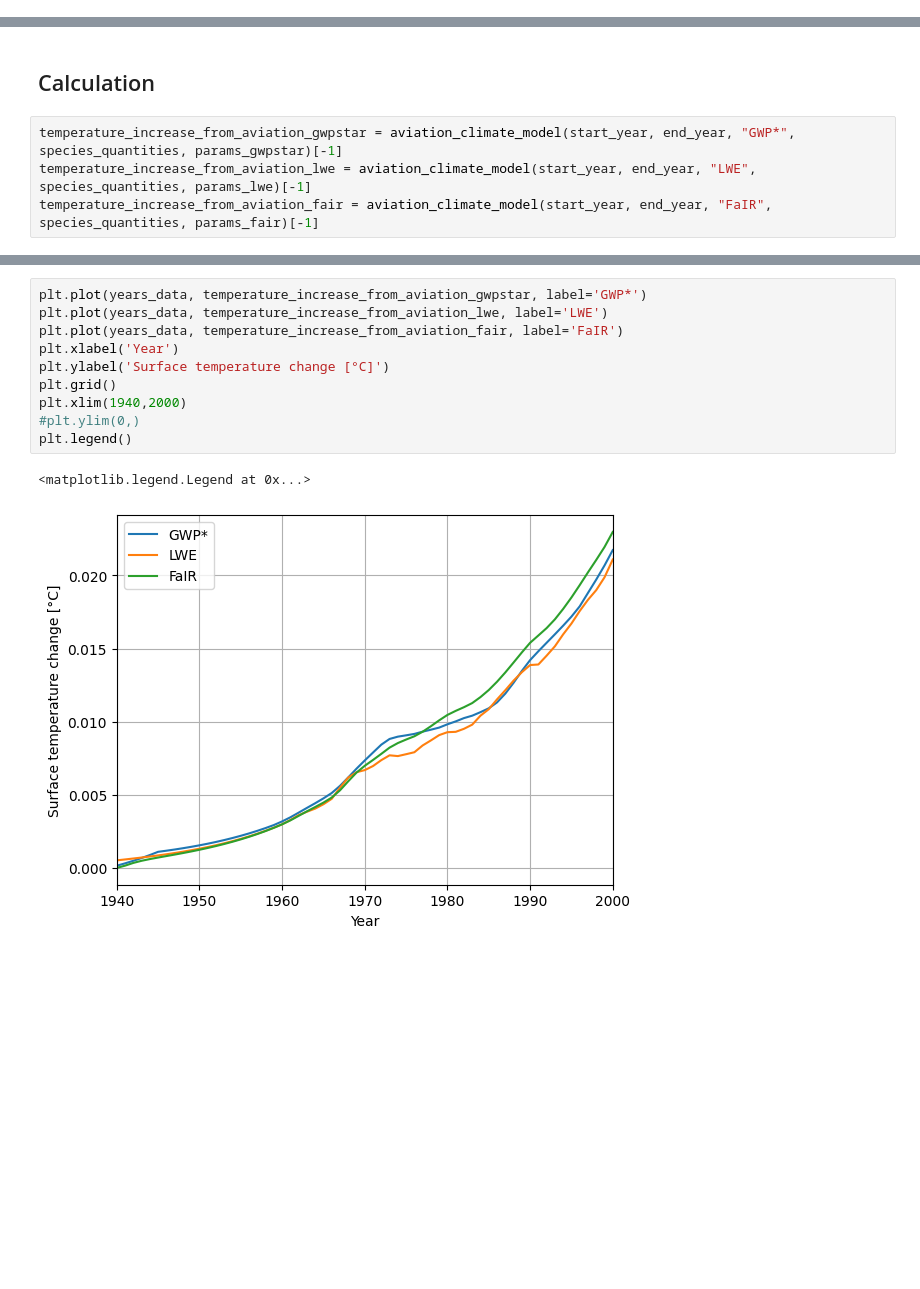
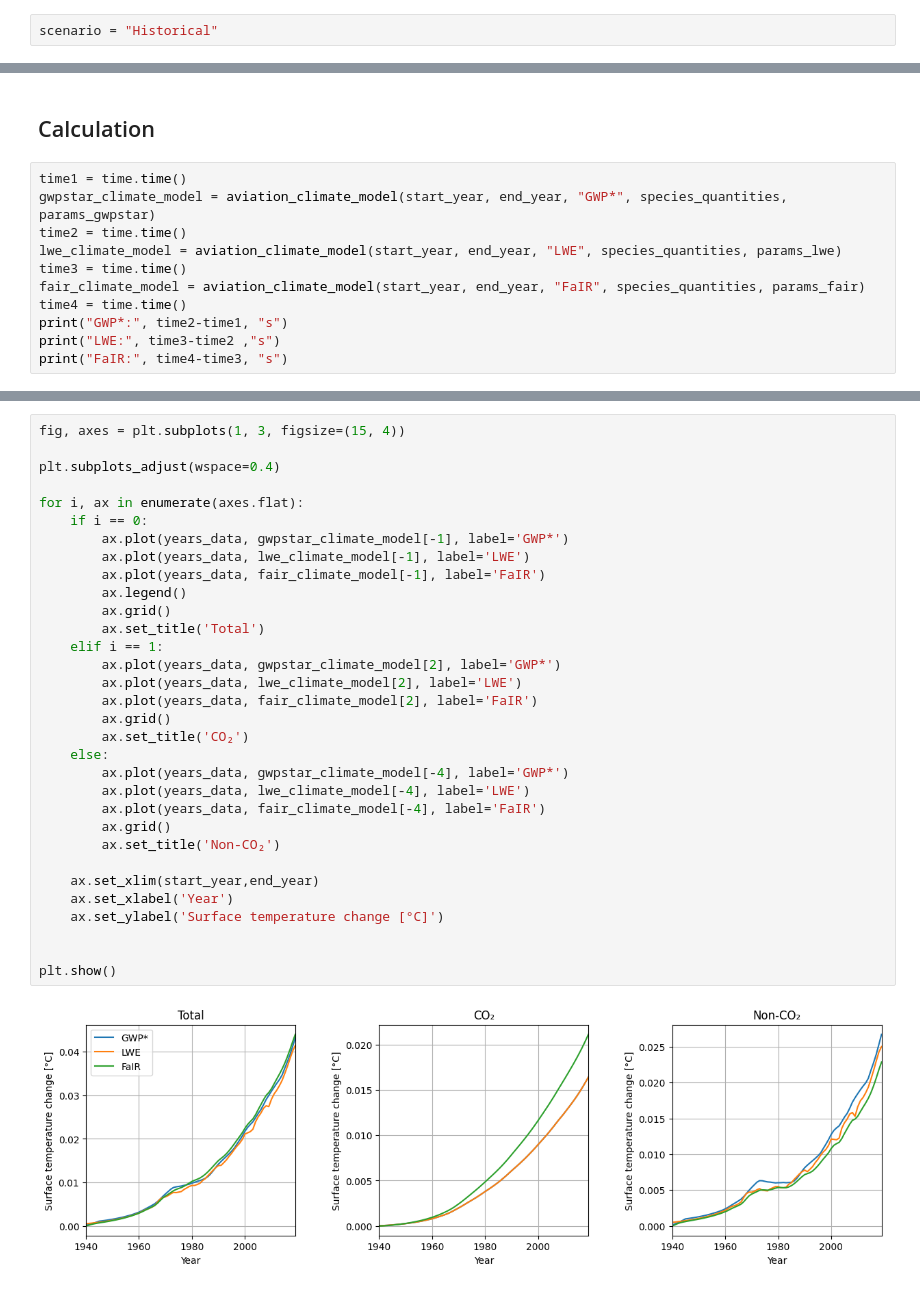
Before and after one commit to AeroMAPS/AeroCM, a Jupyter notebook: climate_models_comparison.ipynb, the cells around one changed output, grey strips where cells are left out. Saved outputs shown, nothing was run; the diff lists cells and outputs as text; blank space fills up the shorter version.

Commit message:
Add TCRE calculation, improve LWE climate mode, and update comparison of climate models

```diff
--- a/climate_models_comparison.ipynb
+++ b/climate_models_comparison.ipynb
@@ -38,0 +14,2 @@ species_quantities[6] = sulfur_emissions_data * 1e9 # [Mt to kg]
+# %%
+scenario = "Historical"
@@ -50,6 +73,13 @@ params_fair = {"background_species_quantities": background_species_quantities, "
 # %% [markdown]
 ## Calculation
 # %%
-temperature_increase_from_aviation_gwpstar = aviation_climate_model(start_year, end_year, "GWP*", species_quantities, params_gwpstar)[-1]
-temperature_increase_from_aviation_lwe = aviation_climate_model(start_year, end_year, "LWE", species_quantities, params_lwe)[-1]
-temperature_increase_from_aviation_fair = aviation_climate_model(start_year, end_year, "FaIR", species_quantities, params_fair)[-1]
+time1 = time.time()
+gwpstar_climate_model = aviation_climate_model(start_year, end_year, "GWP*", species_quantities, params_gwpstar)
+time2 = time.time()
+lwe_climate_model = aviation_climate_model(start_year, end_year, "LWE", species_quantities, params_lwe)
+time3 = time.time()
+fair_climate_model = aviation_climate_model(start_year, end_year, "FaIR", species_quantities, params_fair)
+time4 = time.time()
+print("GWP*:", time2-time1, "s")
+print("LWE:", time3-time2 ,"s")
+print("FaIR:", time4-time3, "s")
@@ -56,13 +90,34 @@ temperature_increase_from_aviation_fair = aviation_climate_model(start_year, end
 # %%
-plt.plot(years_data, temperature_increase_from_aviation_gwpstar, label='GWP*')
-plt.plot(years_data, temperature_increase_from_aviation_lwe, label='LWE')
-plt.plot(years_data, temperature_increase_from_aviation_fair, label='FaIR')
-plt.xlabel('Year')
-plt.ylabel('Surface temperature change [°C]')
-plt.grid()
-plt.xlim(1940,2000)
-#plt.ylim(0,)
-plt.legend()
+fig, axes = plt.subplots(1, 3, figsize=(15, 4))
+
+plt.subplots_adjust(wspace=0.4)
+
+for i, ax in enumerate(axes.flat):
+    if i == 0:
+        ax.plot(years_data, gwpstar_climate_model[-1], label='GWP*')
+        ax.plot(years_data, lwe_climate_model[-1], label='LWE')
+        ax.plot(years_data, fair_climate_model[-1], label='FaIR')
+        ax.legend()
+        ax.grid()
+        ax.set_title('Total')
+    elif i == 1:
+        ax.plot(years_data, gwpstar_climate_model[2], label='GWP*')
+        ax.plot(years_data, lwe_climate_model[2], label='LWE')
+        ax.plot(years_data, fair_climate_model[2], label='FaIR')
+        ax.grid()
+        ax.set_title('CO₂')
+    else:
+        ax.plot(years_data, gwpstar_climate_model[-4], label='GWP*')
+        ax.plot(years_data, lwe_climate_model[-4], label='LWE')
+        ax.plot(years_data, fair_climate_model[-4], label='FaIR')
+        ax.grid()
+        ax.set_title('Non-CO₂')
+
+    ax.set_xlim(start_year,end_year)
+    ax.set_xlabel('Year')
+    ax.set_ylabel('Surface temperature change [°C]')
+
+
+plt.show()
 # %% [output]
-<matplotlib.legend.Legend at 0x...>
-[figure, old version]
+[figure, new version]
```
Also changed, not shown: parts of 4 cells of this notebook, 6 other files.
